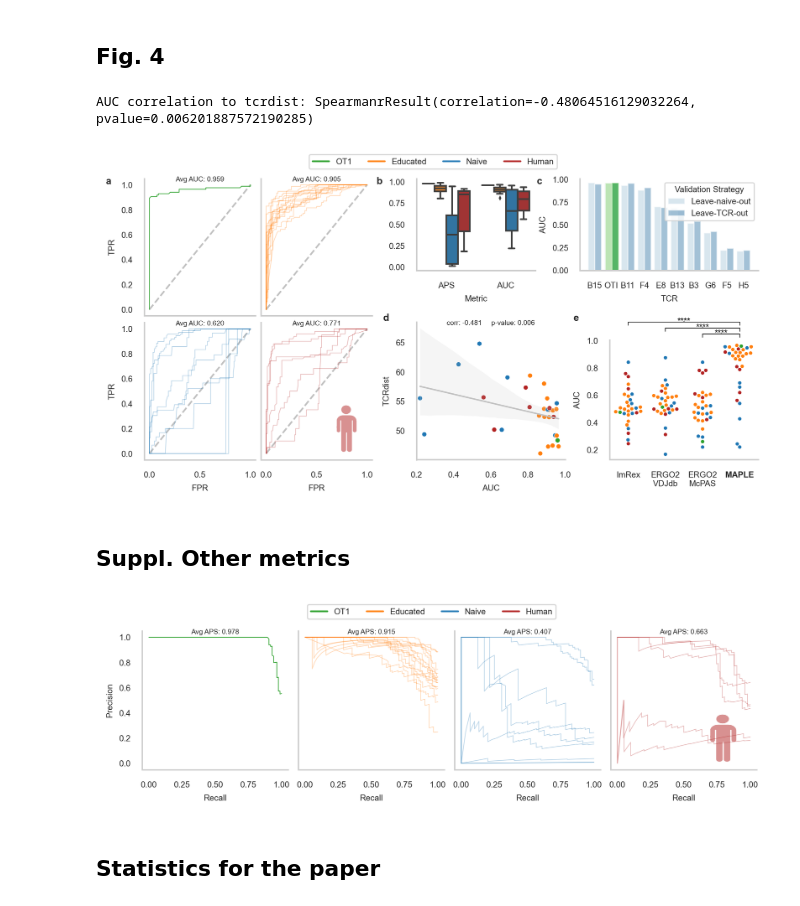
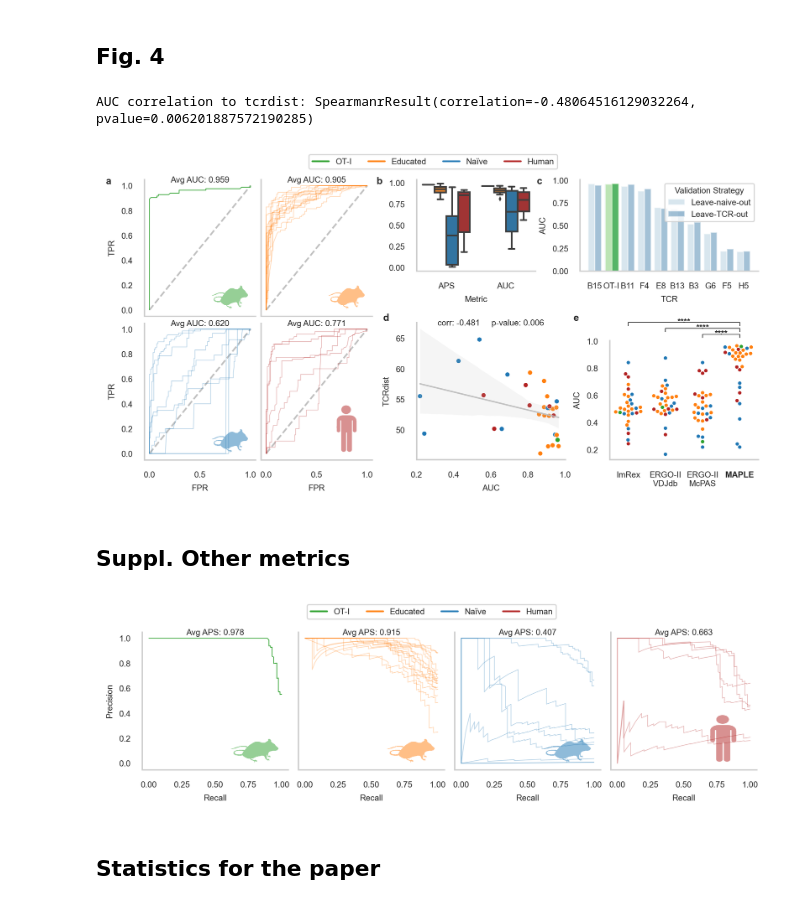
Before and after one commit to SchubertLab/TcrPrediction_MutatedAPLs, a Jupyter notebook: manuscript/figure_4.ipynb, the cells around one changed output. Saved outputs shown, nothing was run; the diff lists cells and outputs as text; code cells hidden in the pictures.

```diff
--- a/manuscript/figure_4.ipynb
+++ b/manuscript/figure_4.ipynb
@@ -43,8 +43,10 @@ set_font_size(6)
 ot1_color = 'tab:green'
 palette_tcrs = {'OT1': ot1_color,
                 'OTI': ot1_color,
+                'OT-I': ot1_color,
                 'Educated': 'tab:orange',
                 'Naive': 'tab:blue',
+                'Naïve': 'tab:blue',
                 'Human': 'Firebrick'
                }
 palette_naive_test = 'Blues'
@@ -280,7 +282,7 @@ def plot_auc(data, ax, ylabel=None, xlabel=None, metric_func=metrics.roc_curve,
 
     df_mean = df_classification_metrics[df_classification_metrics['tcr'].isin(data['tcr'])]
     mean = df_mean[metric_name].mean()
-    ax.set_title(f'Avg {metric_name}: {mean:.3f}', pad=-2, size='small')
+    ax.set_title(f'Avg {metric_name}: {mean:.3f}', pad=-2, size='medium')
     sb.despine(ax=ax)
 # %%
 def tcr_dist_vs_metric(ax, aggr='min', metric='AUC'):
@@ -386,14 +389,14 @@ def plot_legend(fig, offset=0):
     fig.legend([
             mpl.lines.Line2D([], [], c=palette_tcrs['OTI']),
             mpl.lines.Line2D([], [], c=palette_tcrs['Educated']),
-            mpl.lines.Line2D([], [], c=palette_tcrs['Naive']),
+            mpl.lines.Line2D([], [], c=palette_tcrs['Naïve']),
             mpl.lines.Line2D([], [], c=palette_tcrs['Human']),
-        ], ['OT1', 'Educated', 'Naive', 'Human'],
+        ], ['OT-I', 'Educated', 'Naïve', 'Human'],
         ncol=4, bbox_to_anchor=(0.5, 1.05+offset), loc='upper center')
 # %%
-def plot_human(ax, scale=1):
-    img = plt.imread('../figures/human.png')
-    color_human = mpl.colors.to_rgba(palette_tcrs['Human'])
+def plot_icon(ax, scale=1, name='human', color=palette_tcrs['Human']):
+    img = plt.imread(f'../figures/{name}.png')
+    color_human = mpl.colors.to_rgba(color)
     for i, c in enumerate(color_human):
         img[img[:,:,i]!=1, i] = c
     ax.imshow(img, extent=[1-0.4*scale, 1, 0, 0.4*scale], alpha=0.5, aspect='auto')
@@ -482,7 +485,10 @@ axes['ax_3'] = fig.add_subplot(gridspecs['gs_34'][0])
 axes['ax_4_0'] = fig.add_subplot(gridspecs['gs_4'][0])
 axes['ax_4_1'] = fig.add_subplot(gridspecs['gs_4'][1])
 
-plot_human(axes['ax_1_3'])
+plot_icon(axes['ax_1_0'], name='mouse', color=palette_tcrs['OT-I'])
+plot_icon(axes['ax_1_1'], name='mouse', color=palette_tcrs['Educated'])
+plot_icon(axes['ax_1_2'], name='mouse', color=palette_tcrs['Naive'])
+plot_icon(axes['ax_1_3'])
 
 plot_auc(pdf_classification[pdf_classification['Repertoire']=='OTI'], axes['ax_1_0'], ylabel='TPR')
 plot_auc(pdf_classification[pdf_classification['Repertoire']=='Educated'], axes['ax_1_1'])
@@ -508,7 +514,7 @@ fig.tight_layout()
 fig.savefig('figures/manuscript_fig4_generalization.pdf', dpi=DPI, bbox_inches='tight')
 # %% [output]
 AUC correlation to tcrdist: SpearmanrResult(correlation=-0.48064516129032264, pvalue=0.006201887572190285)
-[figure, old version]
+[figure, new version]
 # %% [markdown]
 ## Suppl. Other metrics
 # %%
@@ -522,35 +528,38 @@ gridspecs['gs_1'] = mpl.gridspec.GridSpec(
     figure=fig,
     nrows=1,
     ncols=4,
     width_ratios=[1, 1, 1, 1]
 )
 
 
 for i in range(4):
     axes[f'ax_1_{i}'] = fig.add_subplot(gridspecs['gs_1'][i])
 
-plot_human(axes['ax_1_3'])
+plot_icon(axes['ax_1_0'], name='mouse', color=palette_tcrs['OT-I'])
+plot_icon(axes['ax_1_1'], name='mouse', color=palette_tcrs['Educated'])
+plot_icon(axes['ax_1_2'], name='mouse', color=palette_tcrs['Naive'])
+plot_icon(axes['ax_1_3'])
 
 plot_auc(pdf_classification[pdf_classification['Repertoire']=='OTI'], axes['ax_1_0'], ylabel='Precision', xlabel='Recall',
          metric_func=metrics.precision_recall_curve,
          metric_name='APS')
 plot_auc(pdf_classification[pdf_classification['Repertoire']=='Educated'], axes['ax_1_1'], xlabel='Recall',
          metric_func=metrics.precision_recall_curve,
          metric_name='APS')
 plot_auc(pdf_classification[pdf_classification['Repertoire']=='Naive'], axes['ax_1_2'], xlabel='Recall',
          metric_func=metrics.precision_recall_curve,
          metric_name='APS')
 plot_auc(pdf_classification[pdf_classification['Repertoire']=='Human'], axes['ax_1_3'], xlabel='Recall',
          metric_func=metrics.precision_recall_curve,
          metric_name='APS')
 
 plot_legend(fig, offset=0.05)
 
 
 fig.tight_layout()
 fig.savefig('figures/manuscript_sfig4_generalization.pdf', dpi=DPI, bbox_inches='tight')
 # %% [output]
-[figure, old version]
+[figure, new version]
 # %% [markdown]
 ## Statistics for the paper
 # %%
```
Also changed, not shown: parts of 5 cells of this notebook, 3 other files.
